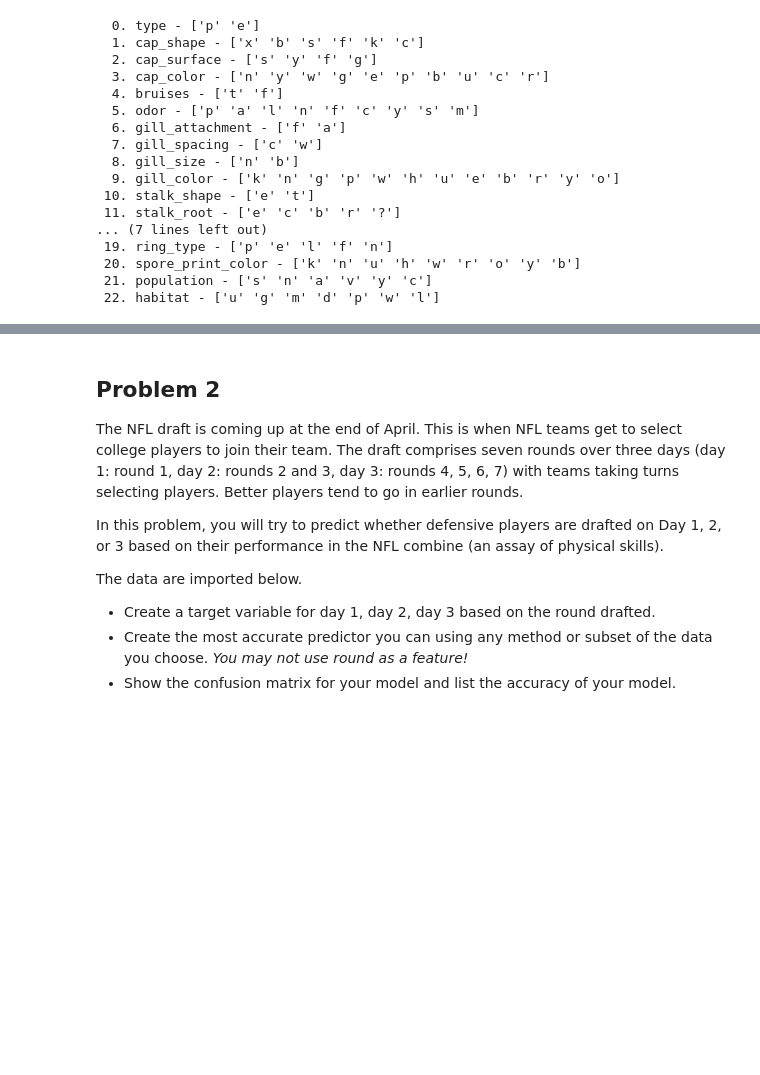
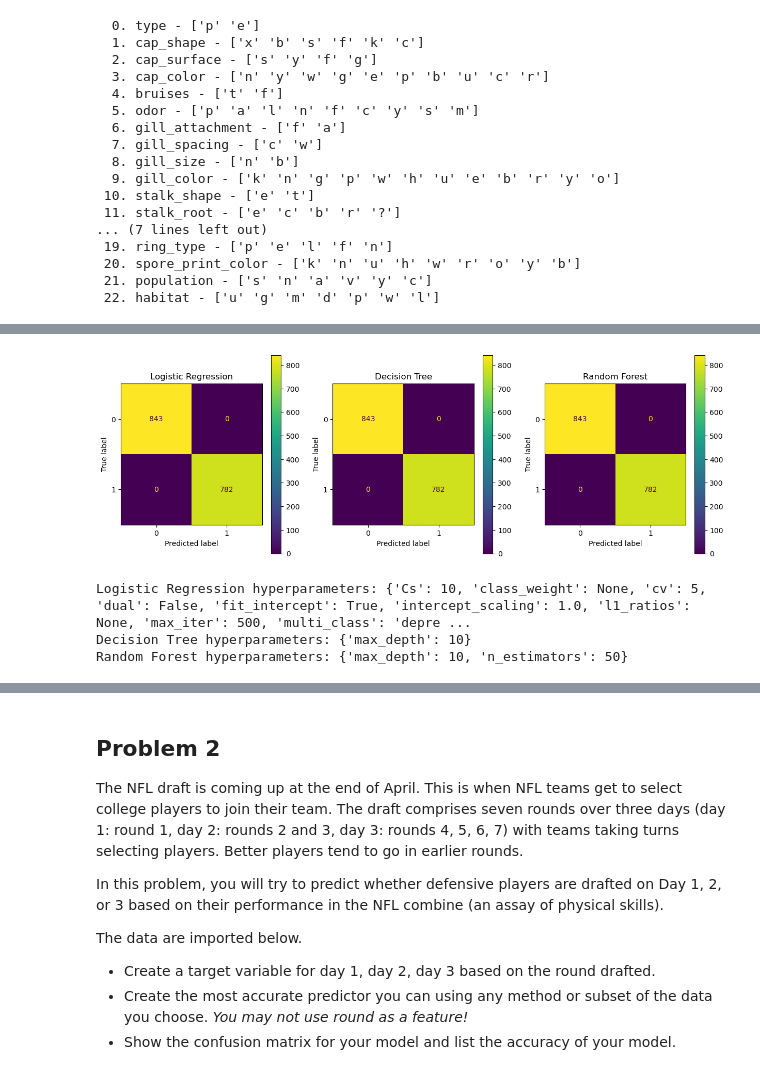
Before and after one commit to GettysburgDataScience/ps2-zoewant, a Jupyter notebook: PS2.ipynb, the cells around one changed output, grey strips where cells are left out. Saved outputs shown, nothing was run; the diff lists cells and outputs as text; code cells hidden in the pictures; blank space fills up the shorter version.

```diff
--- a/PS2.ipynb
+++ b/PS2.ipynb
@@ -55,0 +164,23 @@ for k, col in enumerate(mushrooms_df.columns):
+# %%
+X_train, X_test, y_train, y_test = train_test_split(X, y, test_size=0.2, random_state=42)
+# %%
+logistic_model = Pipeline([
+    ('preprocessor', preprocessor),
+    ('classifier', LogisticRegressionCV(cv=5, max_iter=500))
+])
+
+
+decision_tree_model = Pipeline([
+    ('preprocessor', preprocessor),
+    ('classifier', GridSearchCV(DecisionTreeClassifier(), param_grid={'max_depth': [3, 5, 10]}, cv=5))
+])
+
+
+random_forest_model = Pipeline([
+    ('preprocessor', preprocessor),
+    ('classifier', GridSearchCV(RandomForestClassifier(), param_grid={'n_estimators': [50, 100], 'max_depth': [5, 10]}, cv=5))
+])
+# %%
+logistic_model.fit(X_train, y_train)
+decision_tree_model.fit(X_train, y_train)
+random_forest_model.fit(X_train, y_train)
@@ -56,3 +205,27 @@ for k, col in enumerate(mushrooms_df.columns):
+# %%
+y_pred_logistic = logistic_model.predict(X_test)
+y_pred_tree = decision_tree_model.predict(X_test)
+y_pred_forest = random_forest_model.predict(X_test)
+# %%
+models = {"Logistic Regression": y_pred_logistic, "Decision Tree": y_pred_tree, "Random Forest": y_pred_forest}
+plt.figure(figsize=(15, 5))
+for i, (name, y_pred) in enumerate(models.items(), 1):
+    plt.subplot(1, 3, i)
+    cm = confusion_matrix(y_test, y_pred)
+    ConfusionMatrixDisplay(cm).plot(ax=plt.gca())
+    plt.title(name)
+plt.show()
+# %% [output]
+[figure, added]
+# %%
+# get the hyper paramters of each of these models
+print("Logistic Regression hyperparameters:", logistic_model.named_steps['classifier'].get_params())
+print("Decision Tree hyperparameters:", decision_tree_model.named_steps['classifier'].best_params_)
+print("Random Forest hyperparameters:", random_forest_model.named_steps['classifier'].best_params_)
+# %% [output]
+Logistic Regression hyperparameters: {'Cs': 10, 'class_weight': None, 'cv': 5, 'dual': False, 'fit_intercept': True, 'intercept_scaling': 1.0, 'l1_ratios': None, 'max_iter': 500, 'multi_class': 'depre ...
+Decision Tree hyperparameters: {'max_depth': 10}
+Random Forest hyperparameters: {'max_depth': 10, 'n_estimators': 50}
 # %% [markdown]
 ### Problem 1 questions
 
```
Also changed, not shown: parts of 40 cells of this notebook.
